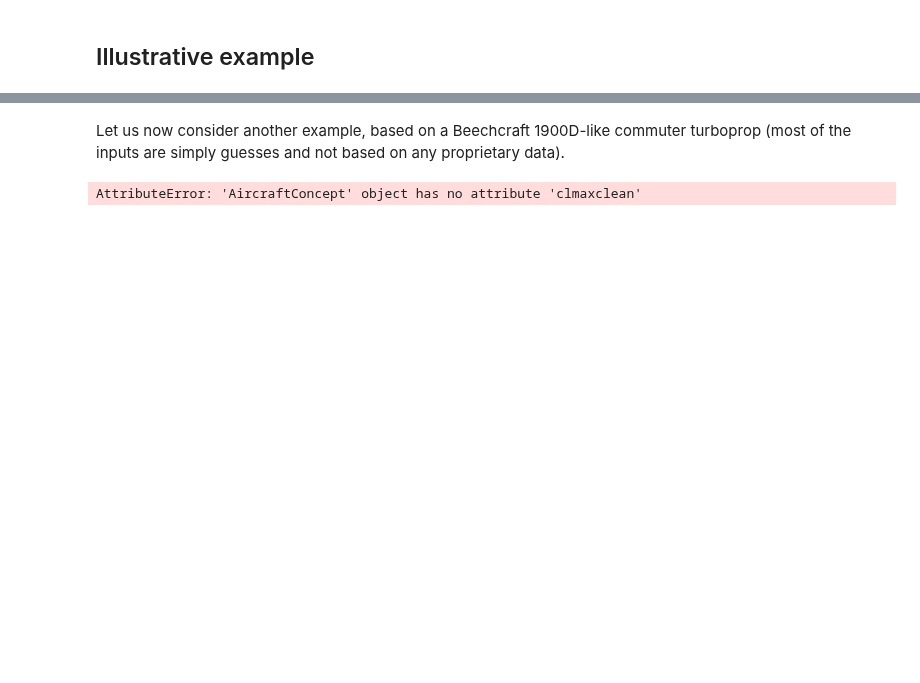
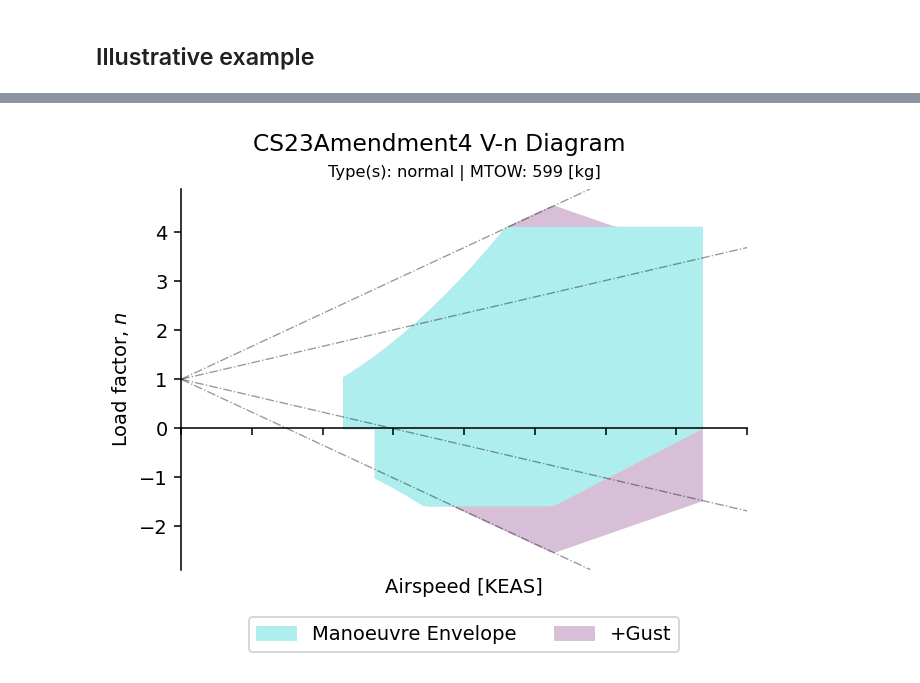
Before and after one commit to yaseen157/ADRpy, a Jupyter notebook: docs/ADRpy/notebooks/Constructing V-n diagrams in ADRpy.ipynb, the cells around one changed output, grey strips where cells are left out. Cells and saved outputs as stored; diff of their text form; code cells hidden in the pictures; blank space fills up the shorter version.

```diff
--- a/docs/ADRpy/notebooks/Constructing V-n diagrams in ADRpy.ipynb
+++ b/docs/ADRpy/notebooks/Constructing V-n diagrams in ADRpy.ipynb
@@ -43,2 +29,7 @@ Next, we specify the type of propulsion system. This is not specifically needed
+# %%
+designperf = {
+    "CLalpha": 5.25, "CLmax": 1.45, "CLmin": -1.00,
+    # "CLmaxHL": 2.10, "CLminHL": -0.75  # <-- Not implemented yet!
+}
 # %%
-designpropulsion = "piston"
+designpropulsion = None
@@ -65,2 +38,8 @@ We are now ready to instantiate a `CertificationSpecifications` object with thes
 # %%
-concept = aw.CertificationSpecifications(designbrief, designdef, designperf, designatm, designpropulsion, csbrief)
+concept = ca.AircraftConcept(
+    brief=designbrief,
+    design=designdef,
+    performance=designperf,
+    atmosphere=designatm,
+    propulsion=designpropulsion
+)
@@ -149,2 +45,0 @@ This speed is noteworthy, because above it the strongest expected gust - 50fps i
-# %% [markdown]
-Let us now consider another example, based on a Beechcraft 1900D-like commuter turboprop (most of the inputs are simply guesses and not based on any proprietary data).
@@ -168,4 +46,6 @@ Beech1900Dspec = aw.CertificationSpecifications(designbrief, designdef, designpe
-# %%
-points = Beech1900Dspec.flightenvelope(textsize=15, figsize_in=[15, 10], show=True)
-# %% [output]
-AttributeError: 'AircraftConcept' object has no attribute 'clmaxclean'
+# %%
+cs23eval = aw.CS23Amendment4(concept, "normal", co.feet22m2(S_ft2))
+# %%
+fig, ax = cs23eval.plot_Vn()
+# %% [output]
+[figure, added]
```
Also changed, not shown: parts of 56 cells of this notebook, 14 other files.
